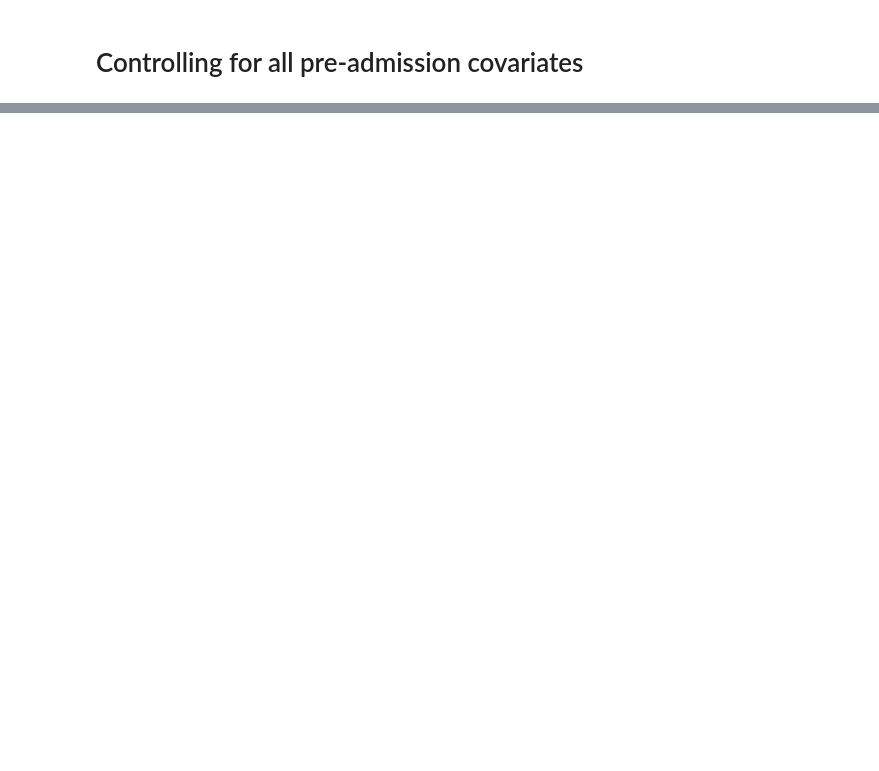
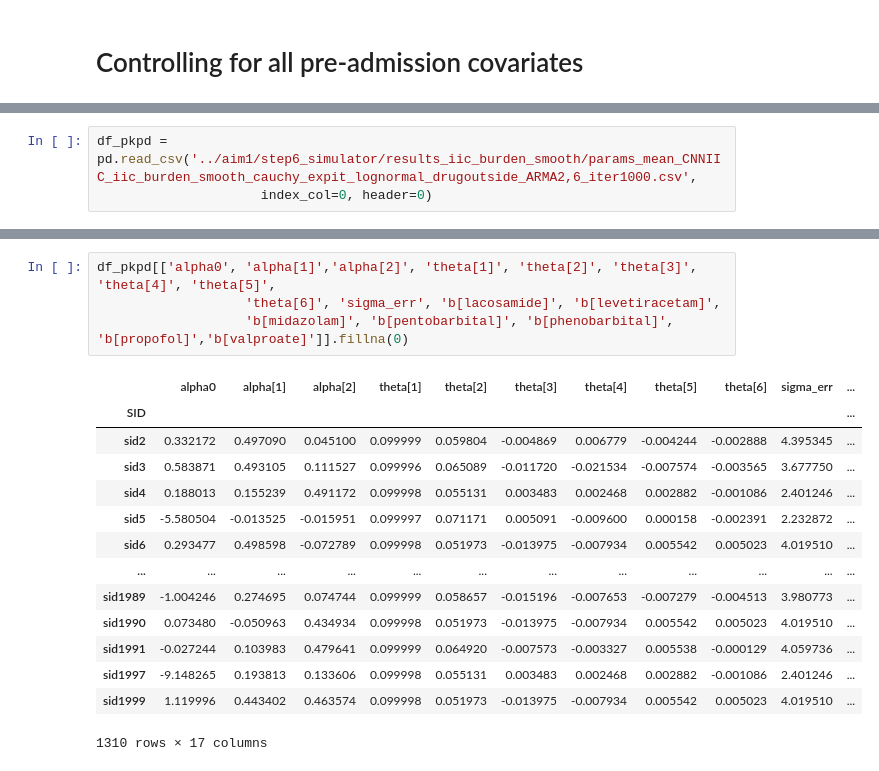
Before and after one commit to Hockey86/iic_causal_inference, a Jupyter notebook: aim2/short_term_drug_effect.ipynb, the cells around one changed output, grey strips where cells are left out. Saved outputs shown, nothing was run; the diff lists cells and outputs as text; blank space fills up the shorter version.

```diff
--- a/aim2/short_term_drug_effect.ipynb
+++ b/aim2/short_term_drug_effect.ipynb
@@ -322,0 +280,3 @@ Text(0.5, 0, 'mRS')
+# %%
+df_pkpd = pd.read_csv('../aim1/step6_simulator/results_iic_burden_smooth/params_mean_CNNIIC_iic_burden_smooth_cauchy_expit_lognormal_drugoutside_ARMA2,6_iter1000.csv',
+                     index_col=0, header=0)
@@ -322,0 +302,19 @@ Text(0.5, 0, 'mRS')
+# %%
+df_pkpd[['alpha0', 'alpha[1]','alpha[2]', 'theta[1]', 'theta[2]', 'theta[3]', 'theta[4]', 'theta[5]',
+                   'theta[6]', 'sigma_err', 'b[lacosamide]', 'b[levetiracetam]',
+                   'b[midazolam]', 'b[pentobarbital]', 'b[phenobarbital]', 'b[propofol]','b[valproate]']].fillna(0)
+# %% [output]
+|  | alpha0 | alpha[1] | alpha[2] | theta[1] | theta[2] | theta[3] | theta[4] | theta[5] | theta[6] | sigma_err | ... |
+| SID |  |  |  |  |  |  |  |  |  |  | ... |
+| sid2 | 0.332172 | 0.497090 | 0.045100 | 0.099999 | 0.059804 | -0.004869 | 0.006779 | -0.004244 | -0.002888 | 4.395345 | ... |
+| sid3 | 0.583871 | 0.493105 | 0.111527 | 0.099996 | 0.065089 | -0.011720 | -0.021534 | -0.007574 | -0.003565 | 3.677750 | ... |
+| sid4 | 0.188013 | 0.155239 | 0.491172 | 0.099998 | 0.055131 | 0.003483 | 0.002468 | 0.002882 | -0.001086 | 2.401246 | ... |
+| sid5 | -5.580504 | -0.013525 | -0.015951 | 0.099997 | 0.071171 | 0.005091 | -0.009600 | 0.000158 | -0.002391 | 2.232872 | ... |
+| sid6 | 0.293477 | 0.498598 | -0.072789 | 0.099998 | 0.051973 | -0.013975 | -0.007934 | 0.005542 | 0.005023 | 4.019510 | ... |
+| ... | ... | ... | ... | ... | ... | ... | ... | ... | ... | ... | ... |
+| sid1989 | -1.004246 | 0.274695 | 0.074744 | 0.099999 | 0.058657 | -0.015196 | -0.007653 | -0.007279 | -0.004513 | 3.980773 | ... |
+| sid1990 | 0.073480 | -0.050963 | 0.434934 | 0.099998 | 0.051973 | -0.013975 | -0.007934 | 0.005542 | 0.005023 | 4.019510 | ... |
+| sid1991 | -0.027244 | 0.103983 | 0.479641 | 0.099999 | 0.064920 | -0.007573 | -0.003327 | 0.005538 | -0.000129 | 4.059736 | ... |
+| sid1997 | -9.148265 | 0.193813 | 0.133606 | 0.099998 | 0.055131 | 0.003483 | 0.002468 | 0.002882 | -0.001086 | 2.401246 | ... |
+| sid1999 | 1.119996 | 0.443402 | 0.463574 | 0.099998 | 0.051973 | -0.013975 | -0.007934 | 0.005542 | 0.005023 | 4.019510 | ... |
+1310 rows × 17 columns
```
Also changed, not shown: parts of 15 cells of this notebook.
